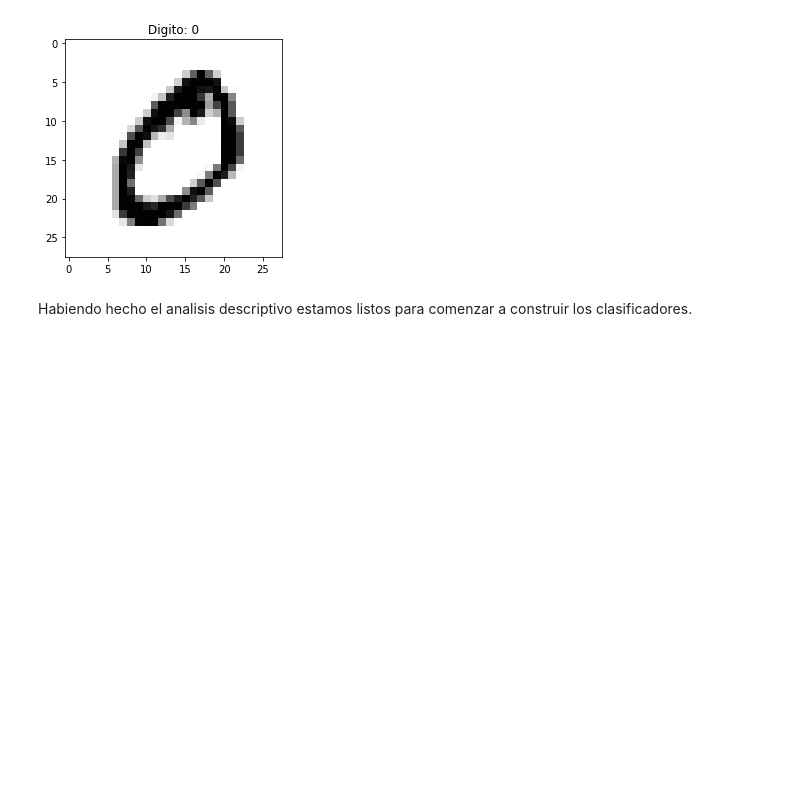
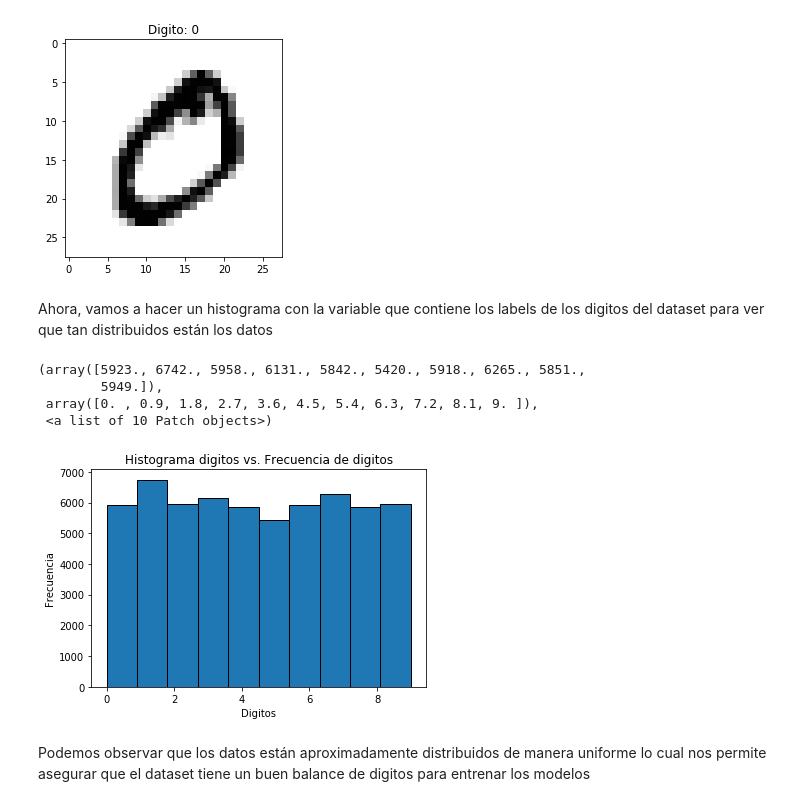
Before and after one commit to Daniel2894/MNIST-TAE-classifiers, a Jupyter notebook: Trabajo4.ipynb, the cells around one changed output. Drawn from its saved outputs; the diff is of its cells as text; code cells hidden in the pictures; blank space fills up the shorter version.

Commit message:
histograma y normalizacion de datos

```diff
--- a/Trabajo4.ipynb
+++ b/Trabajo4.ipynb
@@ -131,5 +147,18 @@ plt.title('Digito: {}'.format(first_label))
 plt.show()
 # %% [output]
 [figure]
-# %% [markdown]
-Habiendo hecho el analisis descriptivo estamos listos para comenzar a construir los clasificadores.
+# %% [markdown]
+Ahora, vamos a hacer un histograma con la variable que contiene los labels de los digitos del dataset para ver que tan distribuidos están los datos
+# %%
+plt.title('Histograma digitos vs. Frecuencia de digitos')
+plt.xlabel("Digitos")
+plt.ylabel("Frecuencia")
+plt.hist(mnist_train_labels, edgecolor = 'black')
+# %% [output]
+(array([5923., 6742., 5958., 6131., 5842., 5420., 5918., 6265., 5851.,
+        5949.]),
+ array([0. , 0.9, 1.8, 2.7, 3.6, 4.5, 5.4, 6.3, 7.2, 8.1, 9. ]),
+ <a list of 10 Patch objects>)
+[figure, added]
+# %% [markdown]
+Podemos observar que los datos están aproximadamente distribuidos de manera uniforme lo cual nos permite asegurar que el dataset tiene un buen balance de digitos para entrenar los modelos
```
Also changed, not shown: parts of 5 cells of this notebook.
